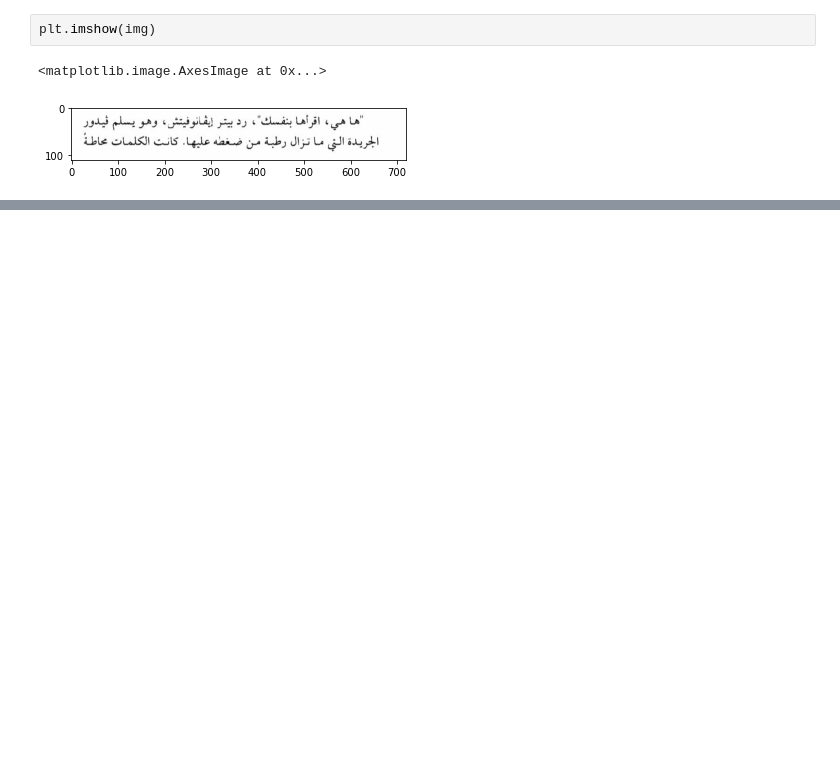
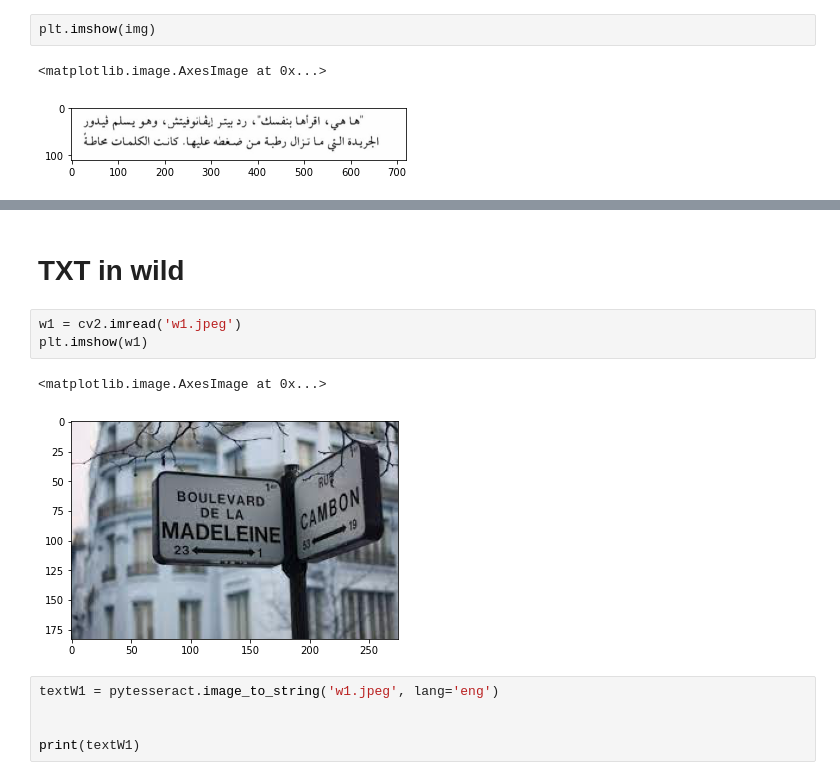
Before and after one commit to geehaad/OCR, a Jupyter notebook: Tesseract.ipynb, the cells around one changed output, grey strips where cells are left out. Cells and saved outputs as stored; diff of their text form; blank space fills up the shorter version.

```diff
--- a/Tesseract.ipynb
+++ b/Tesseract.ipynb
@@ -94,3 +102,16 @@ print(text5)
 الجريدة التي ما تزال رطبة من ضغطه عليها. كانت الكلمات محاطة
 
 21
+# %% [markdown]
+# TXT in wild
+# %%
+w1 = cv2.imread('w1.jpeg')
+plt.imshow(w1)
+# %% [output]
+<matplotlib.image.AxesImage at 0x...>
+[figure, added]
+# %%
+textW1 = pytesseract.image_to_string('w1.jpeg', lang='eng')
+
+
+print(textW1)
```
Also changed, not shown: parts of 30 cells of this notebook, 1 other file.
